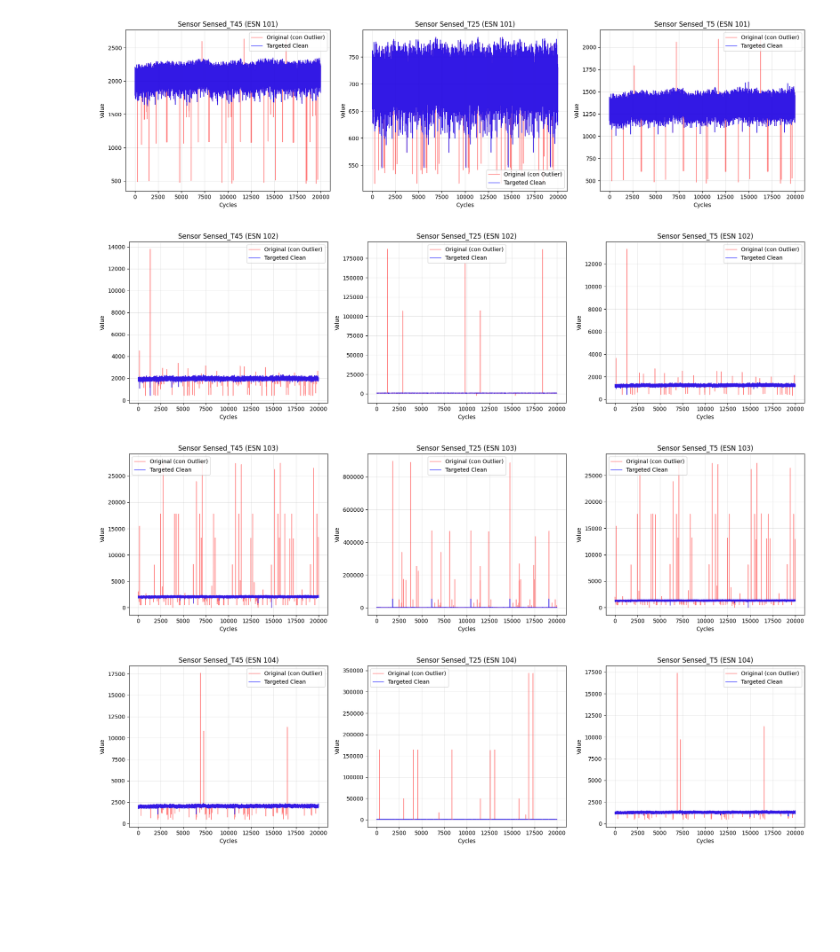
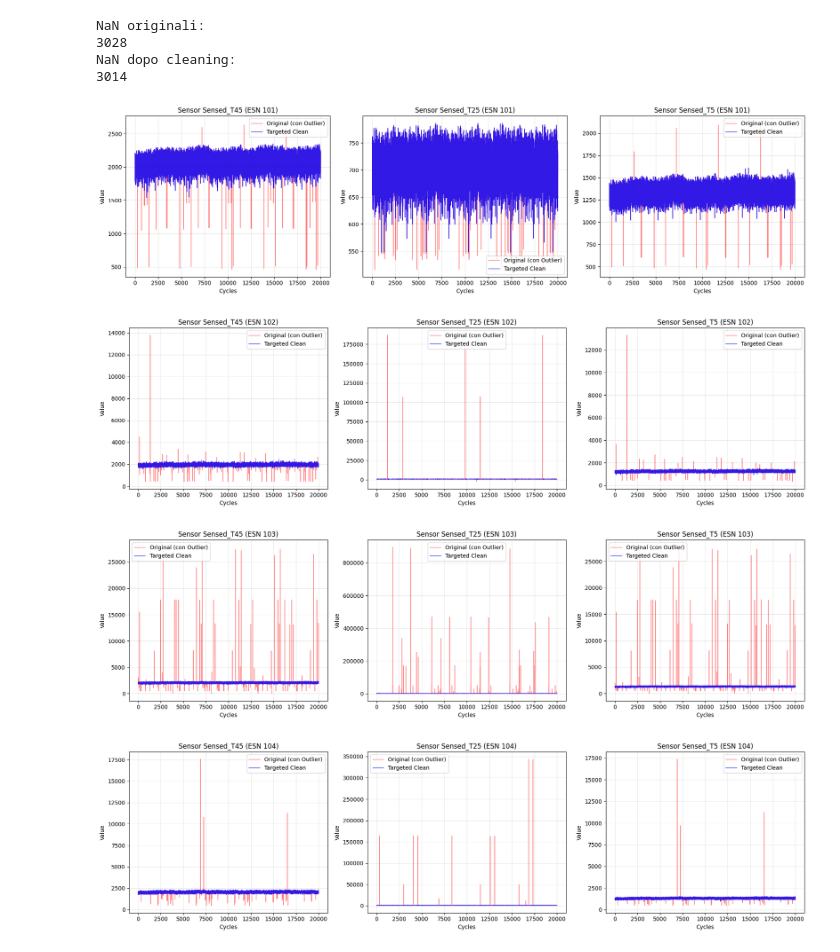
Before and after one commit to SbattellaMattia/PHM-North-America-2025-Conference-Data-Challenge, a Jupyter notebook: 1-Preprocessing/outlier_removal.ipynb, the cells around one changed output. Drawn from its saved outputs; the diff is of its cells as text; code cells hidden in the pictures; blank space fills up the shorter version.

```diff
--- a/1-Preprocessing/outlier_removal.ipynb
+++ b/1-Preprocessing/outlier_removal.ipynb
@@ -21,57 +21,69 @@ sensor_cols = [col for col in df.columns if col.startswith('Sensed_')]
 
 df_targeted = df.copy()
 
-def targeted_outlier_removal(series, window=50, k=3):
-    """
-    Replaces only points that are more than k standard deviations
-    away from the rolling median.
-    """
-    # Fill NaNs temporarily for calculation
-    temp_series = series.interpolate().bfill().ffill()
+def hampel_filter(series, window=101, k=3):
 
-    # Calculate rolling median and rolling std
-    rolling_median = temp_series.rolling(window=window, center=True, min_periods=1).median()
-    rolling_std = temp_series.rolling(window=window, center=True, min_periods=1).std()
+    temp = series.interpolate().bfill().ffill()
 
-    # Identify outliers: where distance from median is > k * std
-    is_outlier = (np.abs(temp_series - rolling_median) > (k * rolling_std))
+    rolling_median = temp.rolling(
+        window=window,
+        center=True,
+        min_periods=window//2
+    ).median()
 
-    # Replace outliers with the rolling median, keep others original
-    clean_series = series.copy()
-    clean_series[is_outlier] = rolling_median[is_outlier]
+    diff = np.abs(temp - rolling_median)
 
-    return clean_series
+    mad = diff.rolling(
+        window=window,
+        center=True,
+        min_periods=window//2
+    ).median()
+
+    threshold = k * 1.4826 * mad  # 1.4826 = scaling for Gaussian
+
+    is_outlier = diff > threshold
+
+    clean = series.copy()
+    clean[is_outlier] = rolling_median[is_outlier]
+
+    return clean
+
 
 for col in sensor_cols:
-    df_targeted[col] = df_targeted.groupby('ESN')[col].transform(lambda x: targeted_outlier_removal(x))
+    df_targeted[col] = df_targeted.groupby('ESN')[col].transform(lambda x: hampel_filter(x))
 
 # Save the targeted cleaned dataset
 #result_csv_path = Path('../data/outlier_cleaned_data.csv')
 #df_targeted.to_csv(result_csv_path, index=False)
 
 engine_ids = [101, 102, 103, 104]
 sensor_to_plot = ['Sensed_T45', 'Sensed_T25','Sensed_T5']
+
 
 for eid in engine_ids:
     orig = df[df['ESN'] == eid]
     clean = df_targeted[df_targeted['ESN'] == eid]
     cycles = orig['Cycles']
 
     fig, axes = plt.subplots(1, len(sensor_to_plot), figsize=(18, 5), sharex=True)
 
     for i, col in enumerate(sensor_to_plot):
         axes[i].plot(cycles, orig[col], label='Original (con Outlier)', alpha=0.5, color='red', linewidth=1)
         axes[i].plot(cycles, clean[col], label='Targeted Clean', alpha=0.8, color='blue', linewidth=1)
         axes[i].set_title(f'Sensor {col} (ESN {eid})')
         axes[i].set_xlabel('Cycles')
         axes[i].set_ylabel('Value')
         axes[i].grid(True, alpha=0.3)
         axes[i].legend()
 
     plt.tight_layout()
     plt.show()
 # %% [output]
+NaN originali:
+3028
+NaN dopo cleaning:
+3014
-[figure, old version]
+[figure, new version]
 [figure]
-[figure, old version]
+[figure, new version]
 [figure]
```
Also changed, not shown: parts of 3 cells of this notebook.
